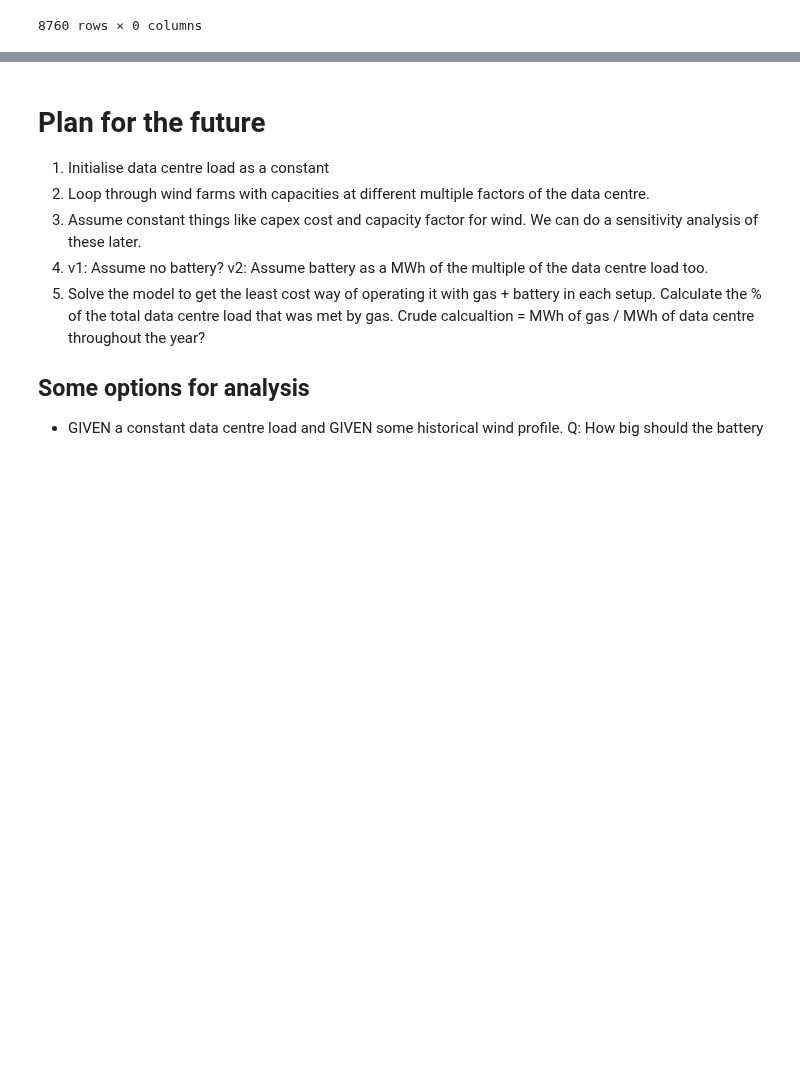
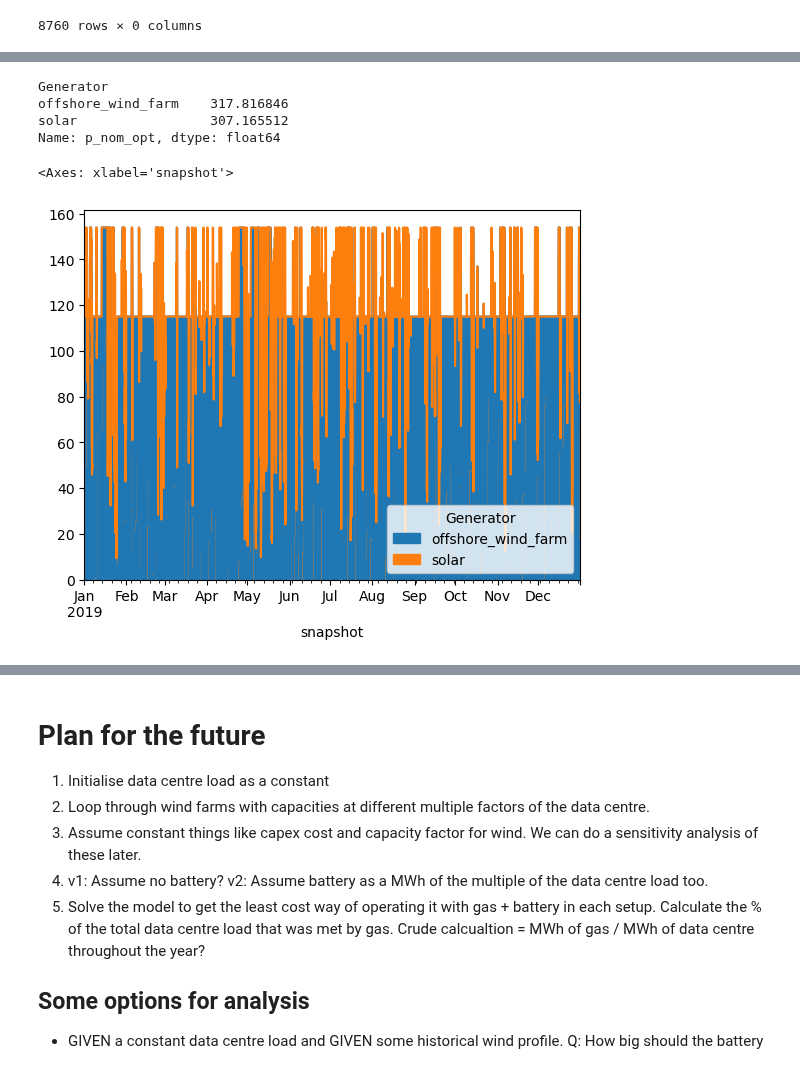
Before and after one commit to ryanjenkinson/data-centre-modelling, a Jupyter notebook: notebooks/Ryan'sDCmodel2.ipynb, the cells around one changed output, grey strips where cells are left out. Cells and saved outputs as stored; diff of their text form; code cells hidden in the pictures; blank space fills up the shorter version.

Commit message:
Solar and 2023 weather year

```diff
--- a/notebooks/Ryan'sDCmodel2.ipynb
+++ b/notebooks/Ryan'sDCmodel2.ipynb
@@ -191,6 +191,6 @@ DATA_CENTRE_LOAD_MW = 115  # MW, constant demand including PUE
 ### Wind Availability
 # %%
 wind_data = xr.load_dataset(
-    "/Users/katherine.shaw/Desktop/pypsa-eur copy/resources/profile_39_offwind-dc.nc",
+    "/Users/katherine.shaw/Desktop/pypsa-eur/resources/profile_39_offwind-dc.nc",
 )
 # %%
@@ -971,7 +976,7 @@ CARBON_FREE_NUCLEAR_PPA_PREMIUM = (
     SMR_COSTS_PER_MWH*0  # £/MWh, assumed premium for carbon-free nuclear PPA assuming 10% premium
 )
 
-smr_infrastructure_costs_gbp = 2.5e9
+smr_infrastructure_costs_gbp = 1.8e9
 smr_lifetime_years = 60  # Assumed lifetime of the SMR in years, from Rolls Royce : https://gda.rolls-royce-smr.com/our-technology#:~:text=Over%20its%2060%2Dyear%20lifetime,type%20of%20waste%20is%20it%3F
 smr_discount_rate = 0.07 #assumed the same as wind and gas
 TOTAL_ANNUITISED_INFRASTRUCTURE_COSTS_SMR = (
@@ -1115,0 +1122,16 @@ fig.show()
+# %%
+#solar availability
+solar_profile = xr.load_dataset('/Users/katherine.shaw/Desktop/pypsa-eur/resources/profile_39_solar.nc')
+solar_availability_df = solar_profile['profile'].to_dataframe().reset_index()
+solar_availability_df = solar_availability_df[solar_availability_df.bus == 'GB2 0']
+solar_availability_df.reset_index()
+solar_availability_df = solar_availability_df.profile
+solar_availability = solar_availability_df.to_numpy()
+
+#solar capital cost
+solar_capex_per_mw = (700.13 * 1000) # originally given in EUR/kW_e, so had to multiply by 1000 to make /MW and also turn into £ to match wind cost units.  taken from pypsa eur cost files
+solar_discount_rate = wind_discount_rate
+solar_lifetime_years = 35.0 #taken from pypsa eur cost files
+annuitised_solar_cost = (solar_capex_per_mw * solar_discount_rate) / (
+    1 - (1 + solar_discount_rate) ** -solar_lifetime_years
+)
@@ -1115,0 +1256,3 @@ fig.show()
+# %%
+n = gen_model_solar(data_centre_load_mw=DATA_CENTRE_LOAD_MW)
+n = solve_model(n, solver_name="gurobi", print_results=True) #changed to gurobi from highs for Katie's runs because she has access to gurobi
@@ -1115,0 +1275,12 @@ fig.show()
+# %%
+n.generators.p_nom_opt #MW capacity
+# %% [output]
+Generator
+offshore_wind_farm    317.816846
+solar                 307.165512
+Name: p_nom_opt, dtype: float64
+# %%
+n.generators_t.p.plot(kind = 'area')
+# %% [output]
+<Axes: xlabel='snapshot'>
+[figure, added]
```
Also changed, not shown: parts of 28 cells of this notebook.
